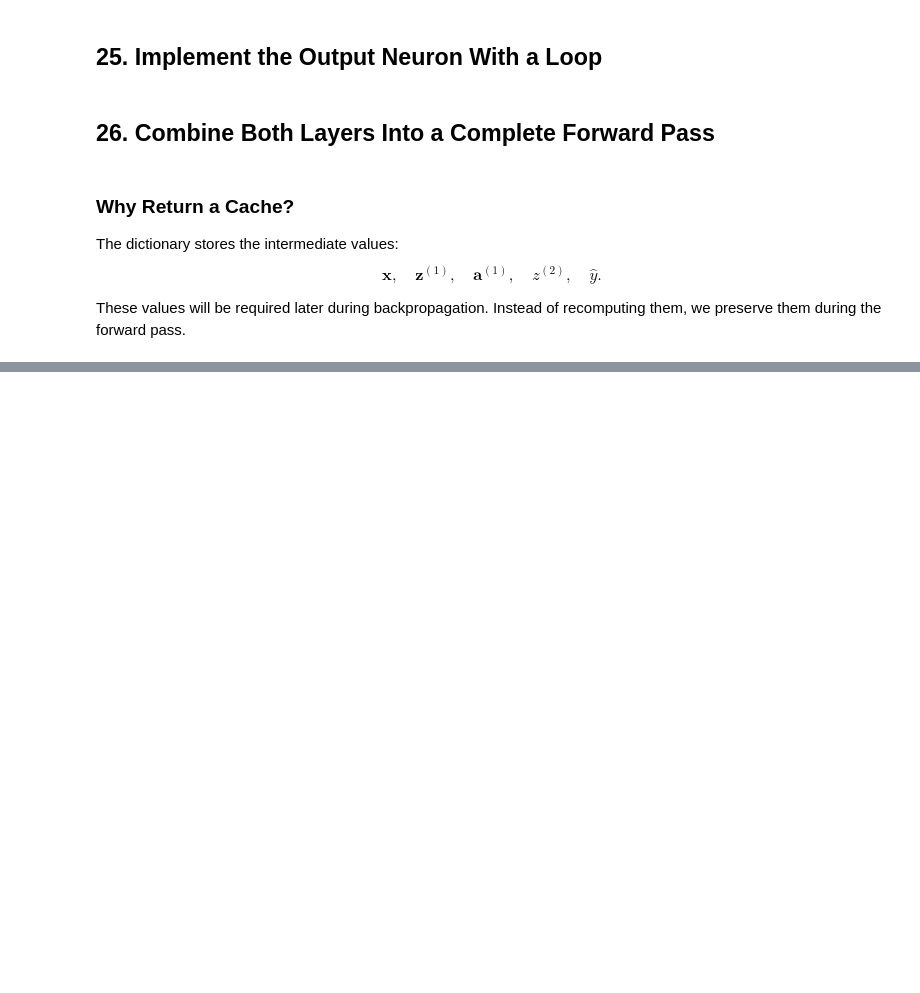
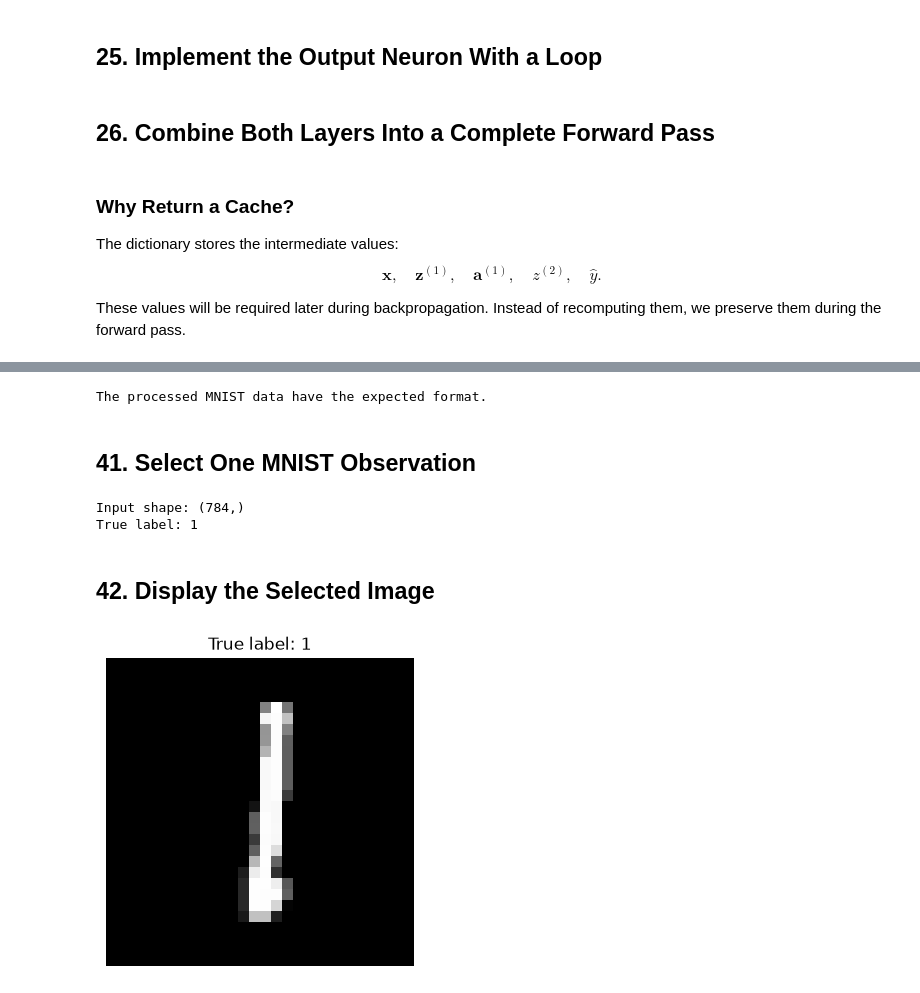
Before and after one commit to KevTJ/kj-project-portfolio, a Jupyter notebook: Research/Neural_Network_Implementation_Computational_Efficiency_Analysis/02_mathematical_specification_and_scalar_forward_propagation.ipynb, the cells around one changed output, grey strips where cells are left out. Cells and saved outputs as stored; diff of their text form; code cells hidden in the pictures; blank space fills up the shorter version.

Commit message:
42. Display the Selected Image

```diff
--- a/Research/Neural_Network_Implementation_Computational_Efficiency_Analysis/02_mathematical_specification_and_scalar_forward_propagation.ipynb
+++ b/Research/Neural_Network_Implementation_Computational_Efficiency_Analysis/02_mathematical_specification_and_scalar_forward_propagation.ipynb
@@ -915,0 +1547,9 @@ Instead of recomputing them, we preserve them during the forward pass.
+# %%
+processed_data_directory = Path("data/processed")
+output_path = processed_data_directory / "mnist_0_1_processed.npz"
+
+with np.load(output_path) as saved_data:
+    X_train = saved_data["X_train"]
+    X_test = saved_data["X_test"]
+    y_train = saved_data["y_train"].reshape(-1)
+    y_test = saved_data["y_test"].reshape(-1)
@@ -915,0 +1574,43 @@ Instead of recomputing them, we preserve them during the forward pass.
+# %%
+X_train.shape[1] == 784
+X_train.min() >= 0
+X_train.max() <= 1
+
+assert X_train.ndim == 2
+assert X_train.shape[1] == 784
+assert y_train.ndim == 1
+assert len(X_train) == len(y_train)
+
+assert X_train.min() >= 0.0
+assert X_train.max() <= 1.0
+
+assert set(np.unique(y_train)).issubset({0, 1})
+
+print("The processed MNIST data have the expected format.")
+# %% [output]
+The processed MNIST data have the expected format.
+# %% [markdown]
+## 41. Select One MNIST Observation
+# %%
+sample_index = 0
+
+x_mnist_sample = X_train[sample_index]
+y_mnist_sample = int(y_train[sample_index])
+
+print("Input shape:", x_mnist_sample.shape)
+print("True label:", y_mnist_sample)
+# %% [output]
+Input shape: (784,)
+True label: 1
+# %% [markdown]
+## 42. Display the Selected Image
+# %%
+image_mnist_sample = x_mnist_sample.reshape(28, 28)
+
+plt.figure(figsize=(4, 4))
+plt.imshow(image_mnist_sample, cmap="gray")
+plt.title(f"True label: {y_mnist_sample}")
+plt.axis("off")
+plt.show()
+# %% [output]
+[figure, added]
```
Also changed, not shown: parts of 35 cells of this notebook.
